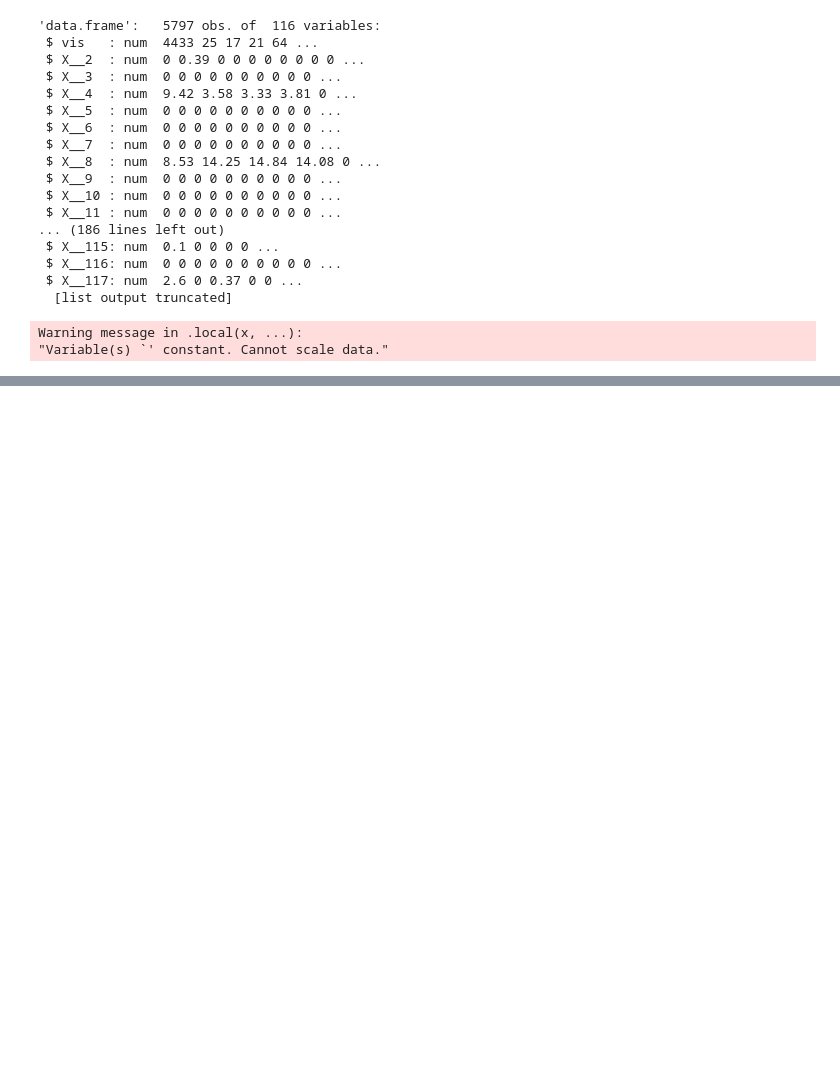
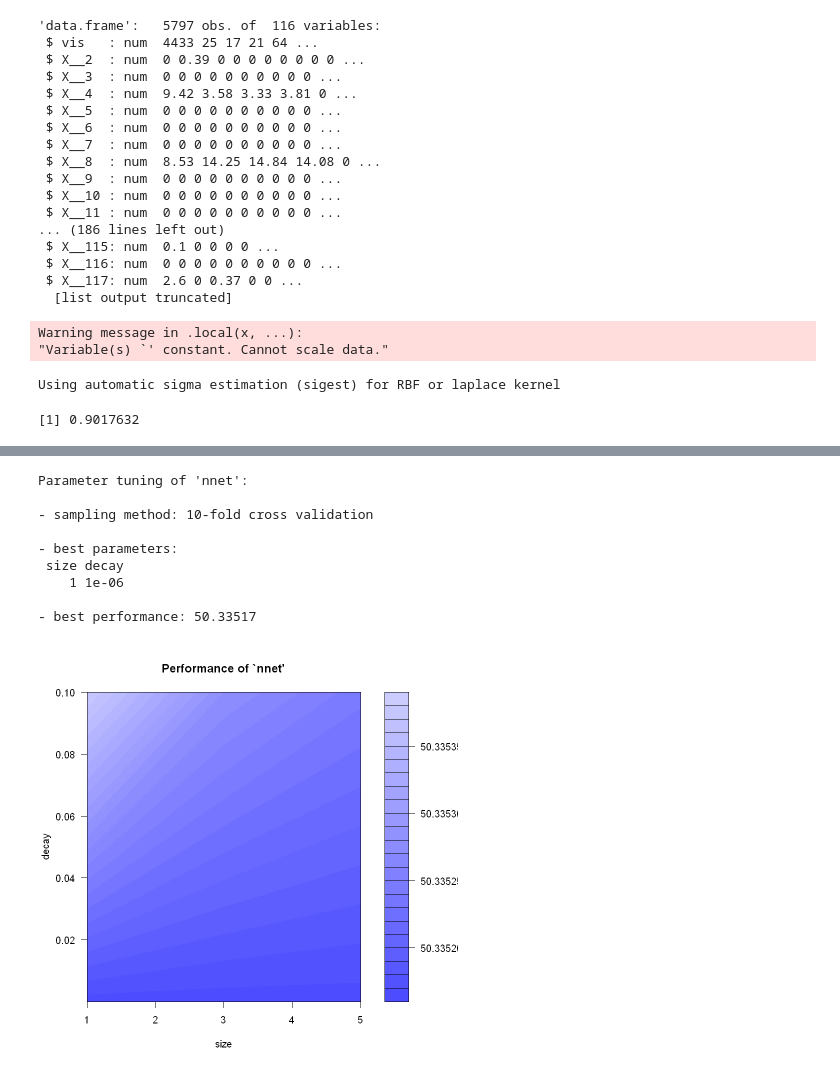
Before and after one commit to supetite/Projet-IPPON, a Jupyter notebook: gaussienVSneurones.ipynb, the cells around one changed output, grey strips where cells are left out. Cells and saved outputs as stored; diff of their text form; code cells hidden in the pictures; blank space fills up the shorter version.

```diff
--- a/gaussienVSneurones.ipynb
+++ b/gaussienVSneurones.ipynb
@@ -73,15 +73,24 @@ str(datestr)
  $ X__117: num  2.6 0 0.37 0 0 ...
   [list output truncated]
 # %%
-gp=gausspr(vis~.,data=datappr)
+gp=gausspr(log(vis)~.,data=datappr)
 # %% [output]
 Warning message in .local(x, ...):
 "Variable(s) `' constant. Cannot scale data."
+Using automatic sigma estimation (sigest) for RBF or laplace kernel
 # %%
 # Calcul des prévisions
 pred.gausspr=predict(gp,newdata=datestr)
 # Erreur quadratique moyenne de prévision
-sum((pred.gausspr-log(datestr[,"vis"]))^2)/nrow(y)
+sum((pred.gausspr-log(datestr[,"vis"]))^2)/nrow(datestr)
 
 
 # qd on garde vis on a l'erreur = 7.37460195902897e+23
+# %% [output]
+[1] 0.9017632
+# %%
+library("e1071")
+tune.model.vis = tune.nnet(log(vis)~., data = datappr, size = c (1, 3, 5),decay = c (0.1, 0.001, 0.000001))
+plot(tune.model.vis)
+tune.model.vis
+# %% [output]
@@ -88 +99,11 @@ sum((pred.gausspr-log(datestr[,"vis"]))^2)/nrow(y)
+Parameter tuning of 'nnet':
+
+- sampling method: 10-fold cross validation
+
+- best parameters:
+ size decay
+    1 1e-06
+
+- best performance: 50.33517
+[figure, added]
 # %%
```
Also changed, not shown: parts of 23 cells of this notebook.
